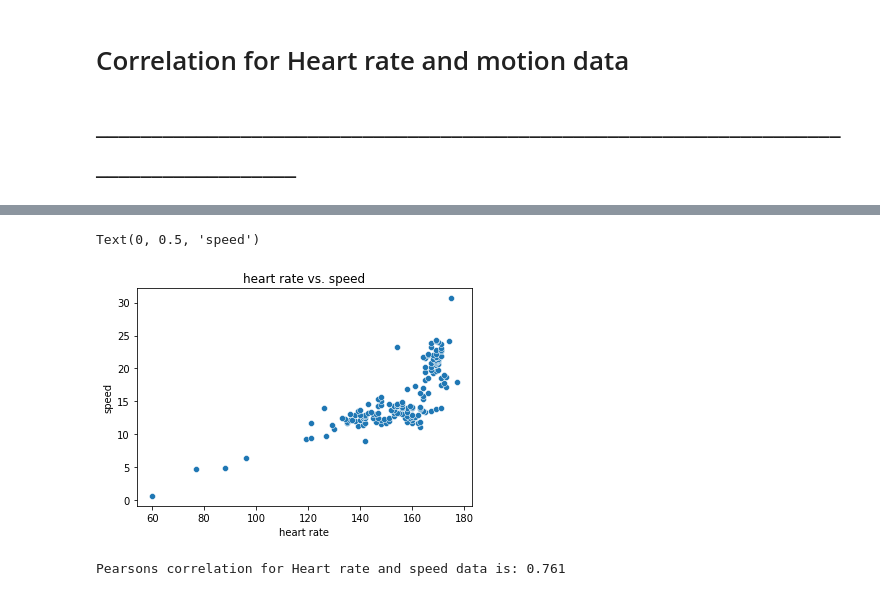
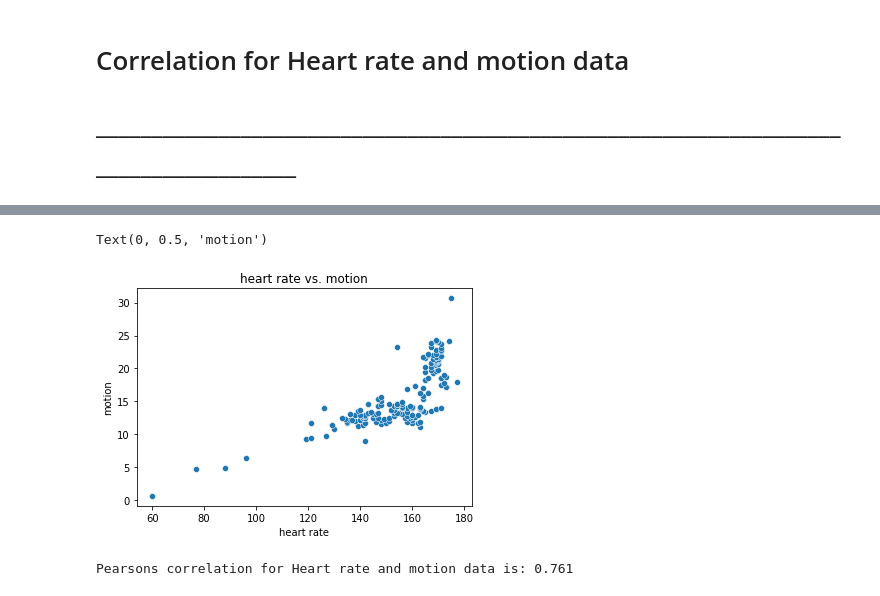
Before and after one commit to ak22shay/fault_tolerance_-correlation-, a Jupyter notebook: correlation_coefficient.ipynb, the cells around one changed output, grey strips where cells are left out. Saved outputs shown, nothing was run; the diff lists cells and outputs as text; code cells hidden in the pictures.

```diff
--- a/correlation_coefficient.ipynb
+++ b/correlation_coefficient.ipynb
@@ -45,15 +45,15 @@ heart_speed.head()
 | 3 | 96 | 6.3828 |
 | 4 | 142 | 8.9676 |
 # %%
-plot2= sns.scatterplot(x=heart_speed["heart_rate"], y=heart_speed["speed"], data=heart_speed)
-plot2.set_title("heart rate vs. speed")
+plot2= sns.scatterplot(x=heart_speed["heart_rate"], y=heart_speed["motion"], data=heart_speed)
+plot2.set_title("heart rate vs. motion")
 plot2.set_xlabel("heart rate")
-plot2.set_ylabel("speed")
+plot2.set_ylabel("motion")
 # %% [output]
-Text(0, 0.5, 'speed')
+Text(0, 0.5, 'motion')
-[figure, old version]
+[figure, new version]
 # %%
-corr2, _ = pearsonr(heart_speed["heart_rate"], heart_speed["speed"])
-print('Pearsons correlation for Heart rate and speed data is: %.3f' % corr2)
+corr2, _ = pearsonr(heart_speed["heart_rate"], heart_speed["motion"])
+print('Pearsons correlation for Heart rate and motion data is: %.3f' % corr2)
 # %% [output]
-Pearsons correlation for Heart rate and speed data is: 0.761
+Pearsons correlation for Heart rate and motion data is: 0.761
```
Also changed, not shown: parts of 1 cell of this notebook.
